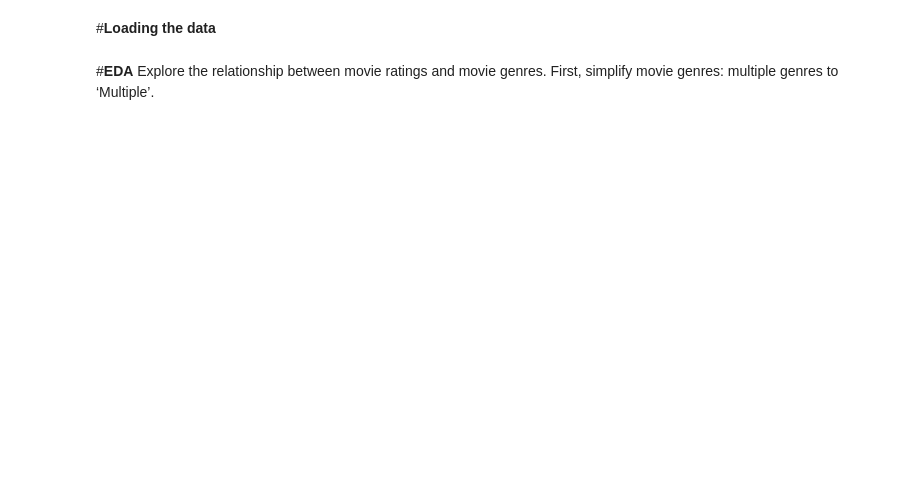
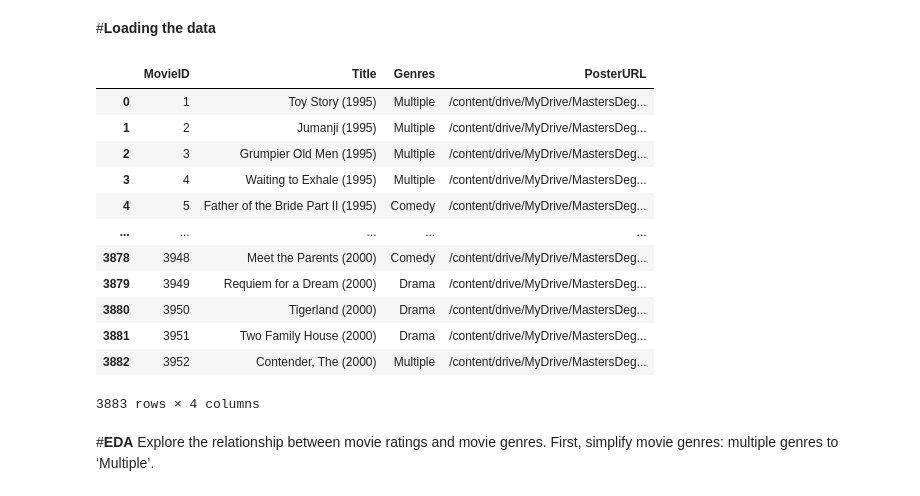
Before and after one commit to zelal-Eizaldeen/project2_Walmart_Price_Prediction, a Jupyter notebook: project4_3113_zelalae2.ipynb, the cells around one changed output. Cells and saved outputs as stored; diff of their text form; code cells hidden in the pictures; blank space fills up the shorter version.

```diff
--- a/project4_3113_zelalae2.ipynb
+++ b/project4_3113_zelalae2.ipynb
@@ -100,16 +58,8 @@ dtypes = {
 # %% [markdown]
 #**Loading the data**
 # %%
-ratings = pd.read_csv(os.path.join(DATA_DIR, 'ratings.dat'),
-                     sep='::',
-                     engine='python',
-                     header=None,
-                     dtype=dtypes)
+ratings = pd.read_csv(f'{DATA_DIR}/ratings.dat', sep='::', engine = 'python', header=None)
 ratings.columns = ['UserID', 'MovieID', 'Rating', 'Timestamp']
-
-movies = pd.read_csv(os.path.join(DATA_DIR, 'movies.dat'),
-                    sep='::',
-                    engine='python',
-                    encoding="ISO-8859-1",
-                    header=None)
+movies = pd.read_csv(f'{DATA_DIR}/movies.dat', sep='::', engine = 'python',
+                     encoding="ISO-8859-1", header = None)
 movies.columns = ['MovieID', 'Title', 'Genres']
@@ -119,3 +69,19 @@ gc.collect()
+# %%
+movies
+# %% [output]
+|  | MovieID | Title | Genres | PosterURL |
+| 0 | 1 | Toy Story (1995) | Multiple | /content/drive/MyDrive/MastersDeg... |
+| 1 | 2 | Jumanji (1995) | Multiple | /content/drive/MyDrive/MastersDeg... |
+| 2 | 3 | Grumpier Old Men (1995) | Multiple | /content/drive/MyDrive/MastersDeg... |
+| 3 | 4 | Waiting to Exhale (1995) | Multiple | /content/drive/MyDrive/MastersDeg... |
+| 4 | 5 | Father of the Bride Part II (1995) | Comedy | /content/drive/MyDrive/MastersDeg... |
+| ... | ... | ... | ... | ... |
+| 3878 | 3948 | Meet the Parents (2000) | Comedy | /content/drive/MyDrive/MastersDeg... |
+| 3879 | 3949 | Requiem for a Dream (2000) | Drama | /content/drive/MyDrive/MastersDeg... |
+| 3880 | 3950 | Tigerland (2000) | Drama | /content/drive/MyDrive/MastersDeg... |
+| 3881 | 3951 | Two Family House (2000) | Drama | /content/drive/MyDrive/MastersDeg... |
+| 3882 | 3952 | Contender, The (2000) | Multiple | /content/drive/MyDrive/MastersDeg... |
+3883 rows × 4 columns
 # %% [markdown]
 #**EDA**
 Explore the relationship between movie ratings and movie genres. First,
```
Also changed, not shown: parts of 19 cells of this notebook.
